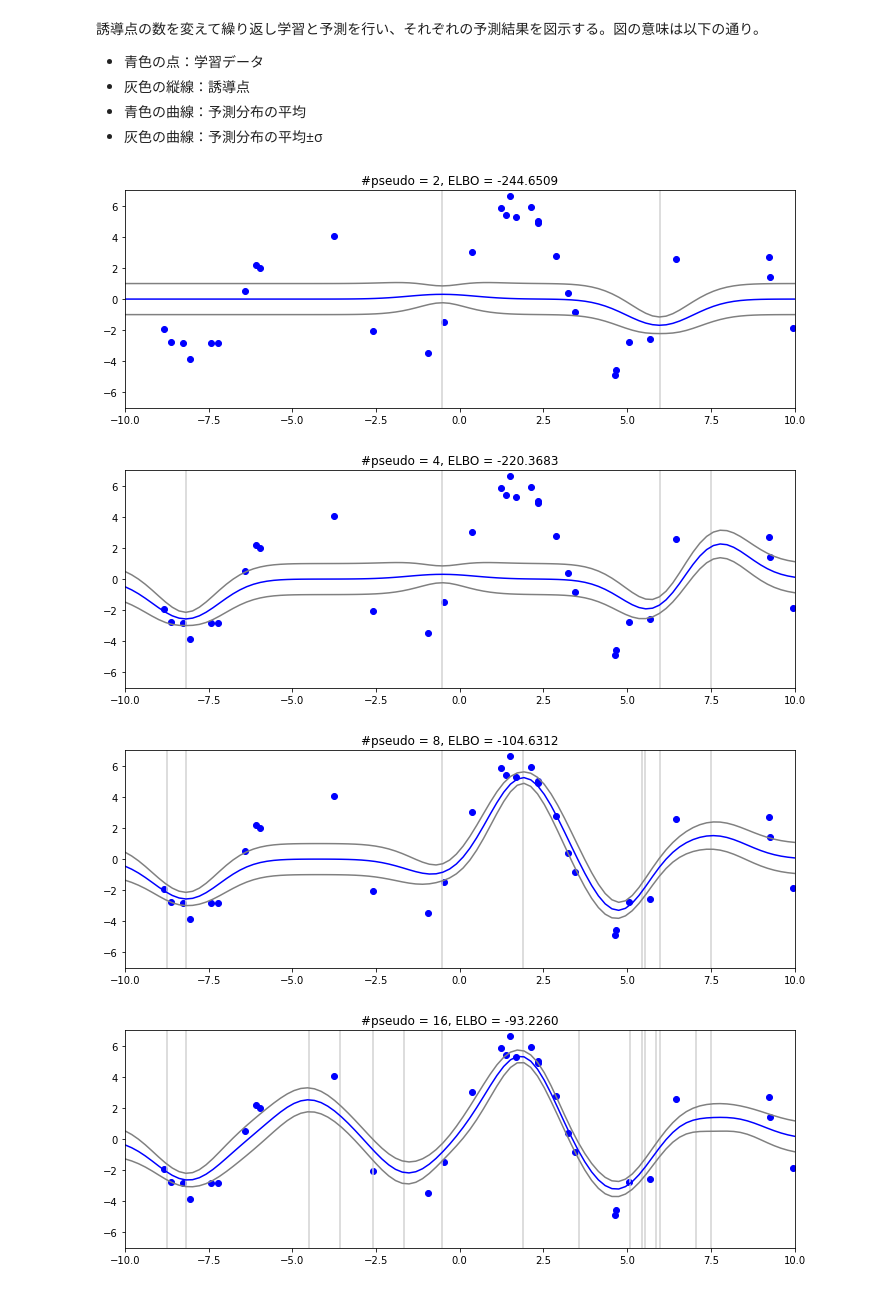
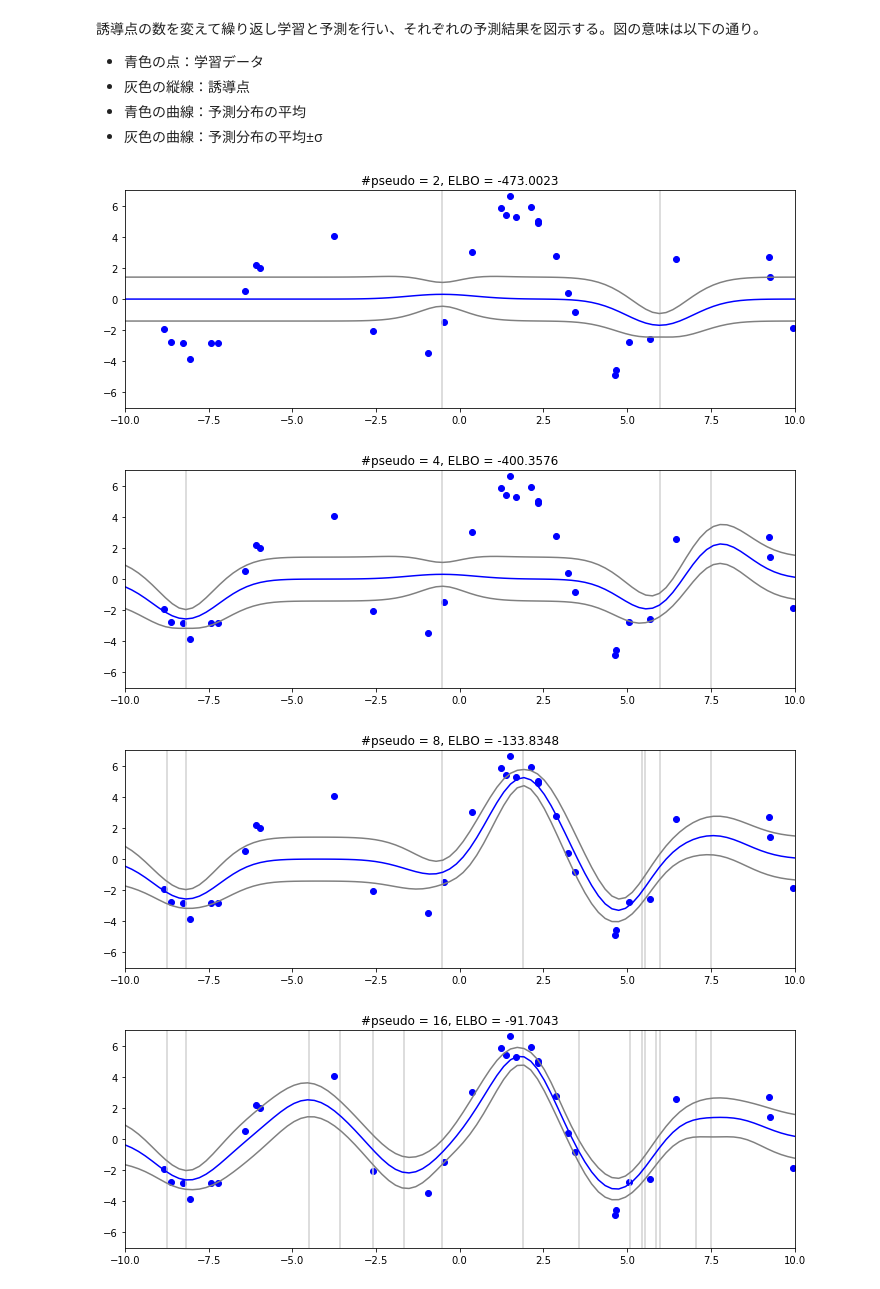
Before and after one commit to mtmaru/bayesian-deep-learning, a Jupyter notebook: 7_3_1_sparse_gaussian_process_regression.ipynb, the cells around one changed output. Saved outputs shown, nothing was run; the diff lists cells and outputs as text; code cells hidden in the pictures.

```diff
--- a/7_3_1_sparse_gaussian_process_regression.ipynb
+++ b/7_3_1_sparse_gaussian_process_regression.ipynb
@@ -46,7 +46,7 @@ class SparseGaussianProcessRegression:
         # (n_pseudo, n_pseudo) = (n_pseudo, d) * (d, n_pseudo)
         k_pseudo_pseudo = self._calc_inner_product(x_pseudo, x_pseudo, kernel)
         # (n_pseudo, n_pseudo)
-        k_pseudo_pseudo_inv = np.linalg.inv(k_pseudo_pseudo)
+        k_pseudo_pseudo_inv = np.linalg.pinv(k_pseudo_pseudo)
         # (n_pseudo, n_fit) = (n_pseudo, d) * (d, n_fit)
         k_pseudo_fit = self._calc_inner_product(x_pseudo, x_fit, kernel)
         # (n_fit, n_pseudo) = (n_fit, d) * (d, n_pseudo)
@@ -82,7 +82,7 @@ class SparseGaussianProcessRegression:
         # (n_pseudo, n_pseudo) = (n_pseudo, d) * (d, n_pseudo)
         k_pseudo_pseudo = self._calc_inner_product(x_pseudo, x_pseudo, kernel)
         # (n_pseudo, n_pseudo)
-        k_pseudo_pseudo_inv = np.linalg.inv(k_pseudo_pseudo)
+        k_pseudo_pseudo_inv = np.linalg.pinv(k_pseudo_pseudo)
         # (n_pseudo, n_predict) = (n_pseudo, d) * (d, n_predict)
         k_pseudo_predict = self._calc_inner_product(x_pseudo, x_predict, kernel)
         # (n_predict, n_pseudo) = (n_predict, d) * (d, n_pseudo)
@@ -153,29 +153,29 @@ plt.show()
 * 青色の曲線：予測分布の平均
 * 灰色の曲線：予測分布の平均±σ
 # %%
-sigma = 1
+sigma = 2
 l = 1
 rbf = lambda x_left, x_right: sigma * np.exp(-1 * np.sum((x_left - x_right) ** 2) / (2 * l ** 2))
 
 for i in [2, 4, 8, 16, 32]:
-    gp = SparseGaussianProcessRegression(kernel = rbf, beta = 1, epochs = 5)
+    gp = SparseGaussianProcessRegression(kernel = rbf, beta = 0.5, epochs = 5)
     gp = gp.fit(x_fit, y_fit, x_pseudo[0:i, :])
 
     x_predict = np.linspace(-10, 10, 100).reshape((100, 1))
     mu_f_predict, sigma_f_predict = gp.predict_dist(x_predict)
 
     plt.figure(figsize = (12, 4))
     plt.scatter(x_fit[:, 0], y_fit, c = "blue")
     plt.vlines(x_pseudo[0:i, 0], -7, 7, "lightgray")
     plt.plot(x_predict[:, 0], mu_f_predict, c = "blue")
     plt.plot(x_predict[:, 0], mu_f_predict + np.sqrt(np.diag(sigma_f_predict)), c = "gray")
     plt.plot(x_predict[:, 0], mu_f_predict - np.sqrt(np.diag(sigma_f_predict)), c = "gray")
     plt.title("#pseudo = {:d}, ELBO = {:.4f}".format(i, gp.elbo))
     plt.xlim(-10, 10)
     plt.ylim(-7, 7)
     plt.show()
 # %% [output]
-[figure, old version]
+[figure, new version]
-[figure, old version]
+[figure, new version]
-[figure, old version]
+[figure, new version]
-[figure, old version]
+[figure, new version]
```
Also changed, not shown: parts of 4 cells of this notebook.
